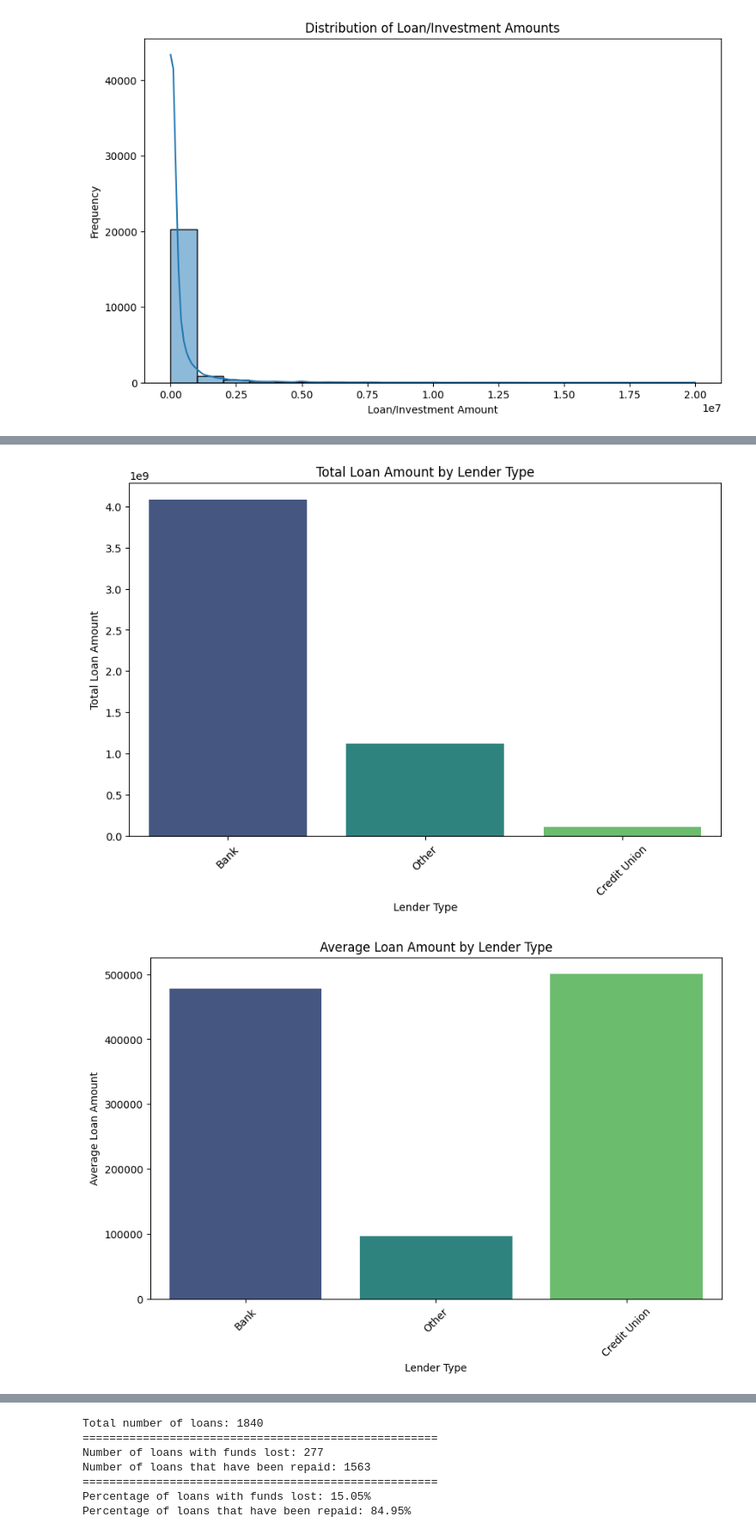
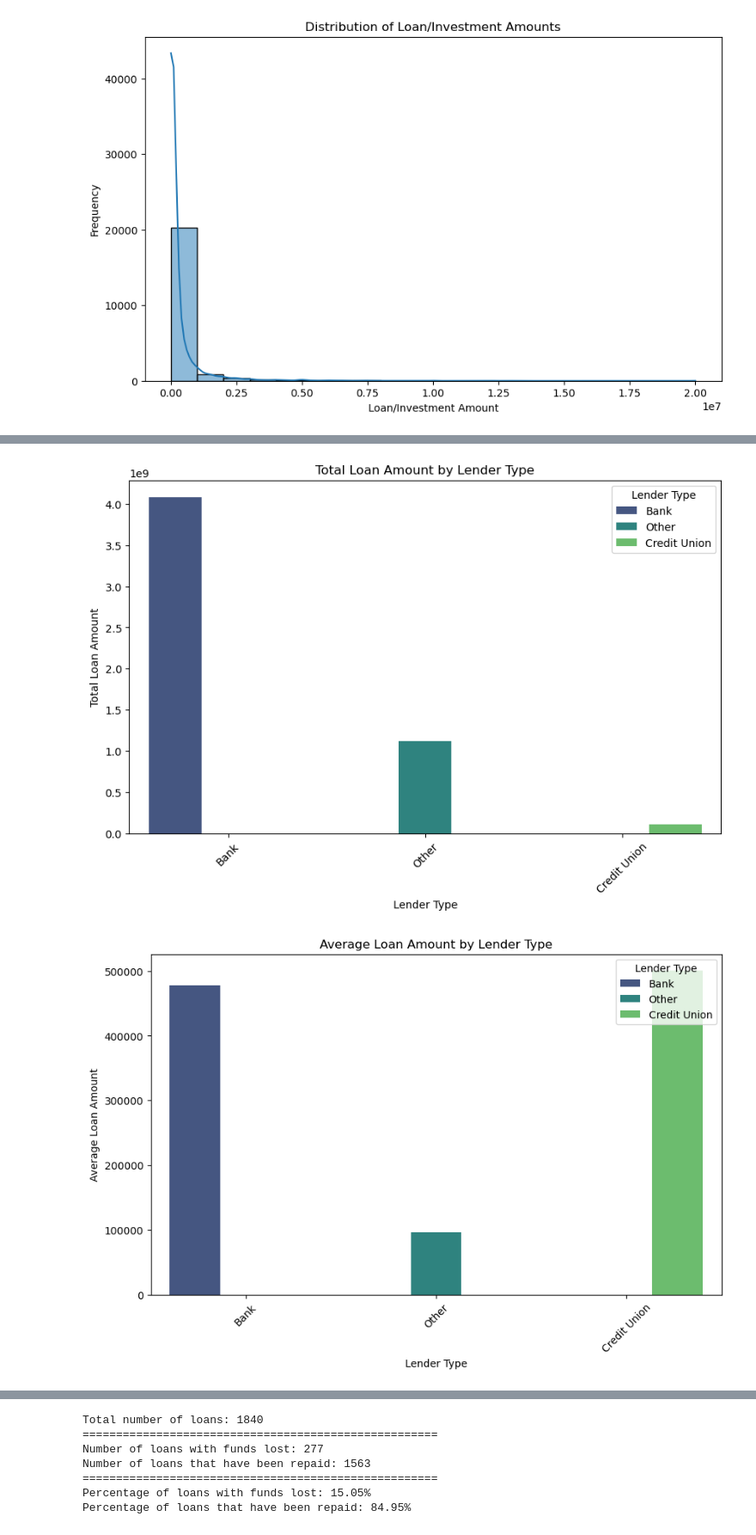
Before and after one commit to ManiaEsprit2024/Mania, a Jupyter notebook: Notebooks/SmallMediumBigBusiness.ipynb, the cells around one changed output, grey strips where cells are left out. Shown at 86% size. Cells and saved outputs as stored; diff of their text form; code cells hidden in the pictures.

```diff
--- a/Notebooks/SmallMediumBigBusiness.ipynb
+++ b/Notebooks/SmallMediumBigBusiness.ipynb
@@ -375,24 +375,32 @@ loan_stats_by_lender = loan_stats_by_lender.sort_values(by='sum', ascending=Fals
 # %%
 # Visualize the influence of lender types on loans
 plt.figure(figsize=(10, 6))
-sns.barplot(data=loan_stats_by_lender, x='lender_type', y='sum', hue='lender_type', palette='viridis', legend=False)
+sns.barplot(data=loan_stats_by_lender, x='lender_type', y='sum', hue='lender_type', palette='viridis')
+
+# Add legend using Seaborn function
+plt.legend(title="Lender Type")
+
 plt.title('Total Loan Amount by Lender Type')
 plt.xlabel('Lender Type')
 plt.ylabel('Total Loan Amount')
 plt.xticks(rotation=45)
 plt.show()
 # %% [output]
-[figure, old version]
+[figure, new version]
 # %%
 plt.figure(figsize=(10, 6))
-sns.barplot(data=loan_stats_by_lender, x='lender_type', y='mean', hue='lender_type', palette='viridis', legend=False)
+sns.barplot(data=loan_stats_by_lender, x='lender_type', y='mean', hue='lender_type', palette='viridis')
+
+# Add legend using Seaborn function
+plt.legend(title="Lender Type")
+
 plt.title('Average Loan Amount by Lender Type')
 plt.xlabel('Lender Type')
 plt.ylabel('Average Loan Amount')
 plt.xticks(rotation=45)
 plt.show()
 # %% [output]
-[figure, old version]
+[figure, new version]
 # %%
 plt.figure(figsize=(10, 6))
 sns.barplot(data=loan_stats_by_lender, x='lender_type', y='count', hue='lender_type', palette='viridis', legend=False)
```
Also changed, not shown: parts of 3 cells of this notebook, 3 other files.
